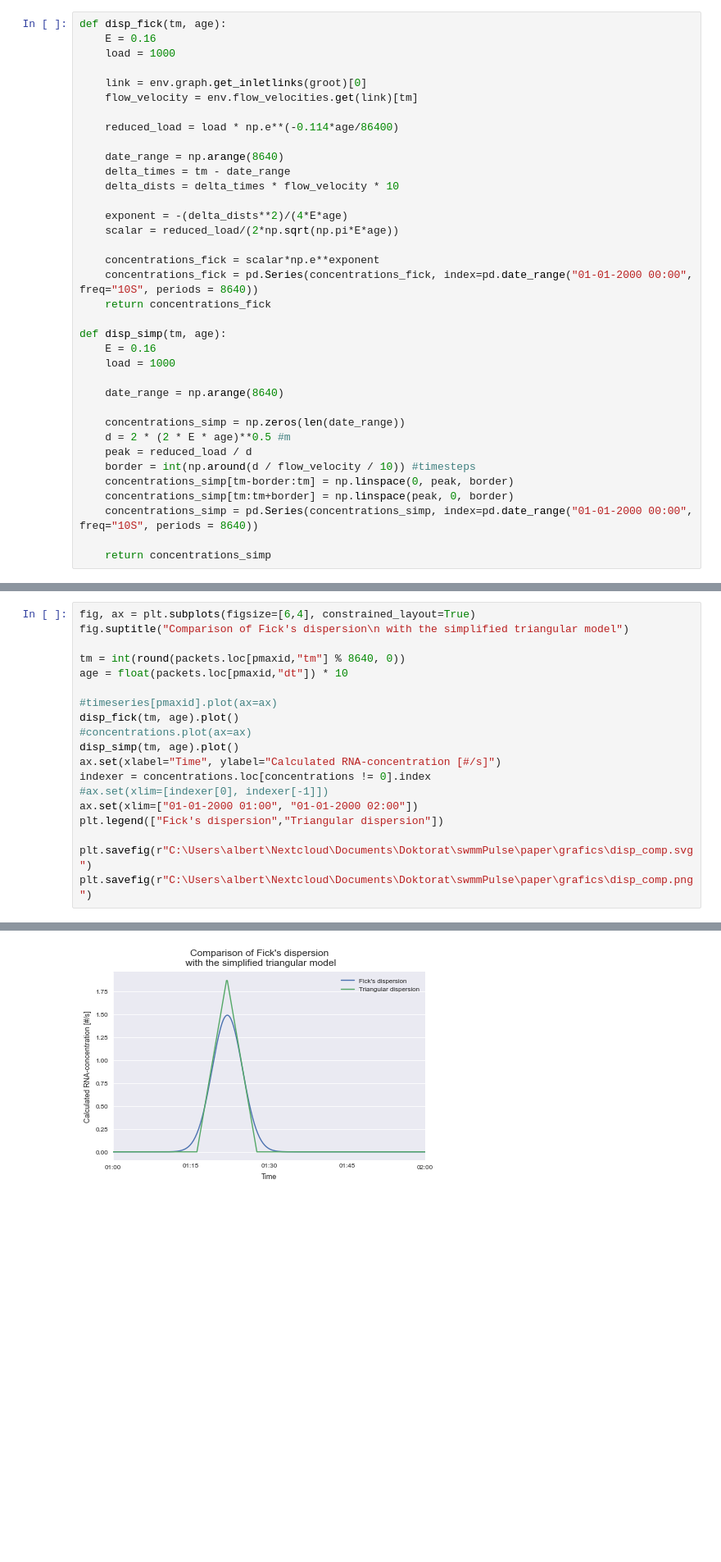
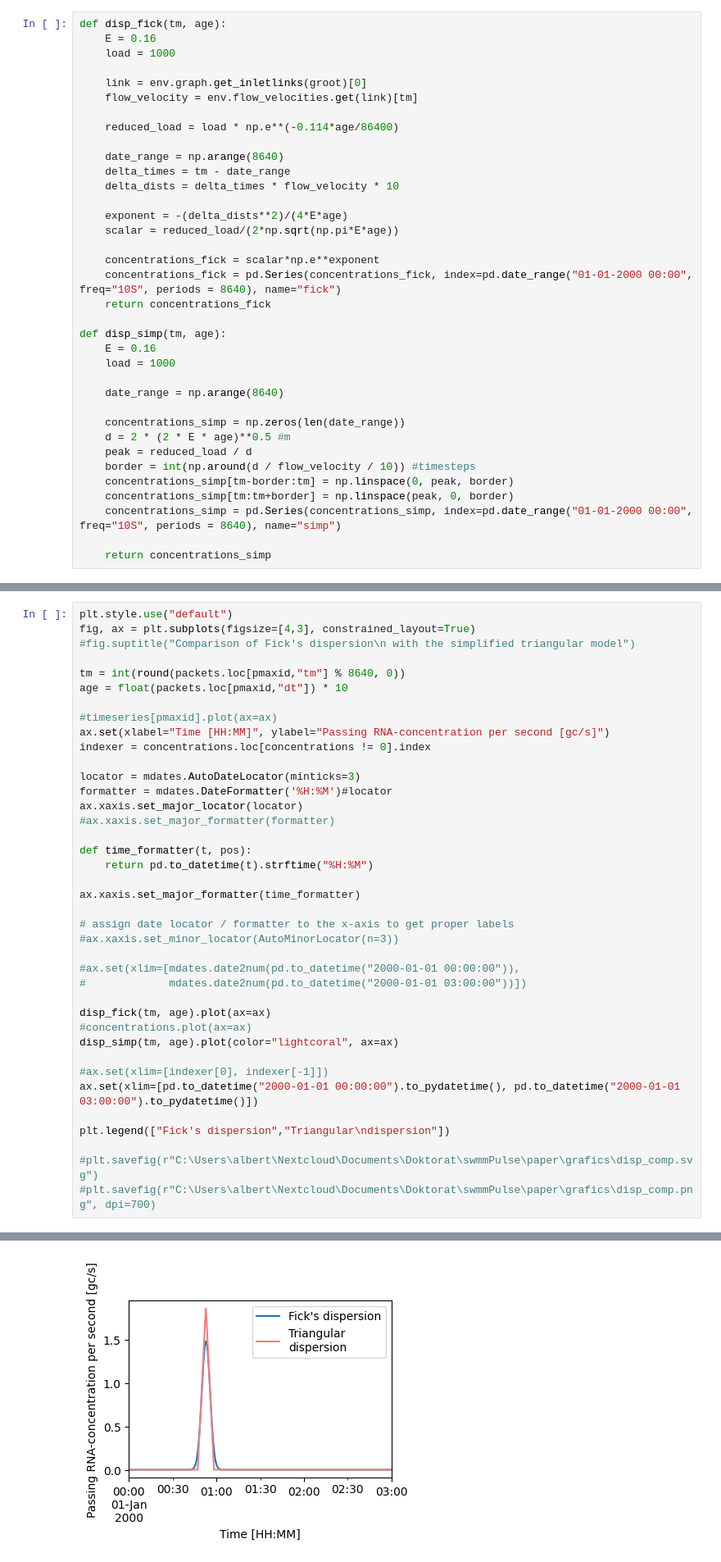
Before and after one commit to alBartig/SWMMpulse, a Jupyter notebook: ppr_AdditionalGrafics.ipynb, the cells around one changed output, grey strips where cells are left out. Shown: that part at 82% size. Saved outputs shown, nothing was run; the diff lists cells and outputs as text; blank space fills up the shorter version.

```diff
--- a/ppr_AdditionalGrafics.ipynb
+++ b/ppr_AdditionalGrafics.ipynb
@@ -111,7 +116,7 @@ def disp_fick(tm, age):
     scalar = reduced_load/(2*np.sqrt(np.pi*E*age))
 
     concentrations_fick = scalar*np.e**exponent
-    concentrations_fick = pd.Series(concentrations_fick, index=pd.date_range("01-01-2000 00:00", freq="10S", periods = 8640))
+    concentrations_fick = pd.Series(concentrations_fick, index=pd.date_range("01-01-2000 00:00", freq="10S", periods = 8640), name="fick")
     return concentrations_fick
 
 def disp_simp(tm, age):
@@ -126,7 +131,7 @@ def disp_simp(tm, age):
     border = int(np.around(d / flow_velocity / 10)) #timesteps
     concentrations_simp[tm-border:tm] = np.linspace(0, peak, border)
     concentrations_simp[tm:tm+border] = np.linspace(peak, 0, border)
-    concentrations_simp = pd.Series(concentrations_simp, index=pd.date_range("01-01-2000 00:00", freq="10S", periods = 8640))
+    concentrations_simp = pd.Series(concentrations_simp, index=pd.date_range("01-01-2000 00:00", freq="10S", periods = 8640), name="simp")
 
     return concentrations_simp
 # %%
@@ -158,20 +163,40 @@ load: 1000, reduced_load: 820.1381546612564
 # %%
-fig, ax = plt.subplots(figsize=[6,4], constrained_layout=True)
-fig.suptitle("Comparison of Fick's dispersion\n with the simplified triangular model")
+plt.style.use("default")
+fig, ax = plt.subplots(figsize=[4,3], constrained_layout=True)
+#fig.suptitle("Comparison of Fick's dispersion\n with the simplified triangular model")
 
 tm = int(round(packets.loc[pmaxid,"tm"] % 8640, 0))
 age = float(packets.loc[pmaxid,"dt"]) * 10
 
 #timeseries[pmaxid].plot(ax=ax)
-disp_fick(tm, age).plot()
+ax.set(xlabel="Time [HH:MM]", ylabel="Passing RNA-concentration per second [gc/s]")
+indexer = concentrations.loc[concentrations != 0].index
+
+locator = mdates.AutoDateLocator(minticks=3)
+formatter = mdates.DateFormatter('%H:%M')#locator
+ax.xaxis.set_major_locator(locator)
+#ax.xaxis.set_major_formatter(formatter)
+
+def time_formatter(t, pos):
+    return pd.to_datetime(t).strftime("%H:%M")
+
+ax.xaxis.set_major_formatter(time_formatter)
+
+# assign date locator / formatter to the x-axis to get proper labels
+#ax.xaxis.set_minor_locator(AutoMinorLocator(n=3))
+
+#ax.set(xlim=[mdates.date2num(pd.to_datetime("2000-01-01 00:00:00")),
+#             mdates.date2num(pd.to_datetime("2000-01-01 03:00:00"))])
+
+disp_fick(tm, age).plot(ax=ax)
 #concentrations.plot(ax=ax)
-disp_simp(tm, age).plot()
-ax.set(xlabel="Time", ylabel="Calculated RNA-concentration [#/s]")
-indexer = concentrations.loc[concentrations != 0].index
+disp_simp(tm, age).plot(color="lightcoral", ax=ax)
+
 #ax.set(xlim=[indexer[0], indexer[-1]])
-ax.set(xlim=["01-01-2000 01:00", "01-01-2000 02:00"])
-plt.legend(["Fick's dispersion","Triangular dispersion"])
+ax.set(xlim=[pd.to_datetime("2000-01-01 00:00:00").to_pydatetime(), pd.to_datetime("2000-01-01 03:00:00").to_pydatetime()])
 
-plt.savefig(r"C:\Users\albert\Nextcloud\Documents\Doktorat\swmmPulse\paper\grafics\disp_comp.svg")
-plt.savefig(r"C:\Users\albert\Nextcloud\Documents\Doktorat\swmmPulse\paper\grafics\disp_comp.png")
+plt.legend(["Fick's dispersion","Triangular\ndispersion"])
+
+#plt.savefig(r"C:\Users\albert\Nextcloud\Documents\Doktorat\swmmPulse\paper\grafics\disp_comp.svg")
+#plt.savefig(r"C:\Users\albert\Nextcloud\Documents\Doktorat\swmmPulse\paper\grafics\disp_comp.png", dpi=700)
 # %% [output]
@@ -178,4 +204,4 @@ plt.savefig(r"C:\Users\albert\Nextcloud\Documents\Doktorat\swmmPulse\paper\grafi
-[figure, old version]
+[figure, new version]
 # %%
 print(f"load ficks: {concentrations.sum() * 10 * flow_velocity}")
 print(f"load simpl: {timeseries[pmaxid].sum().values[0] * 10 * flow_velocity}")
```
Also changed, not shown: parts of 8 cells of this notebook, 2 other files.
